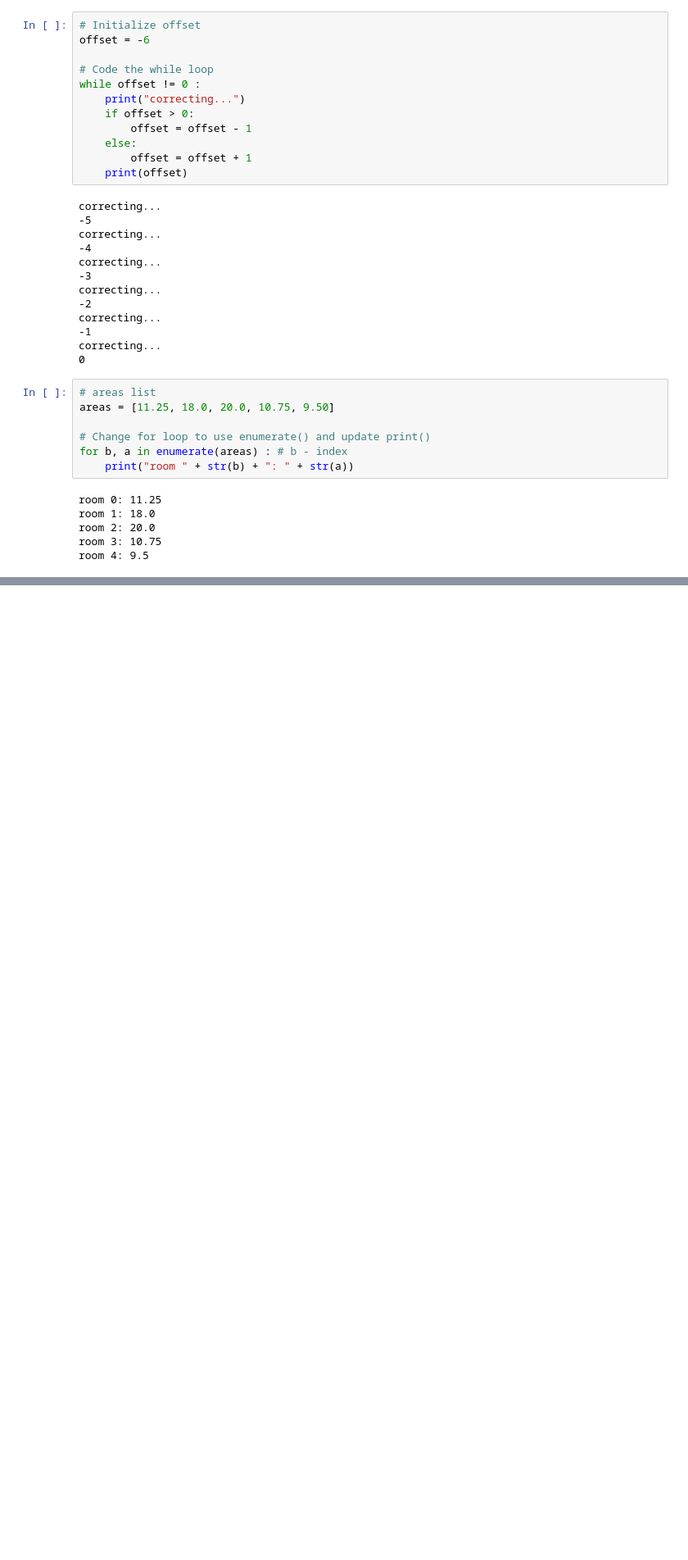
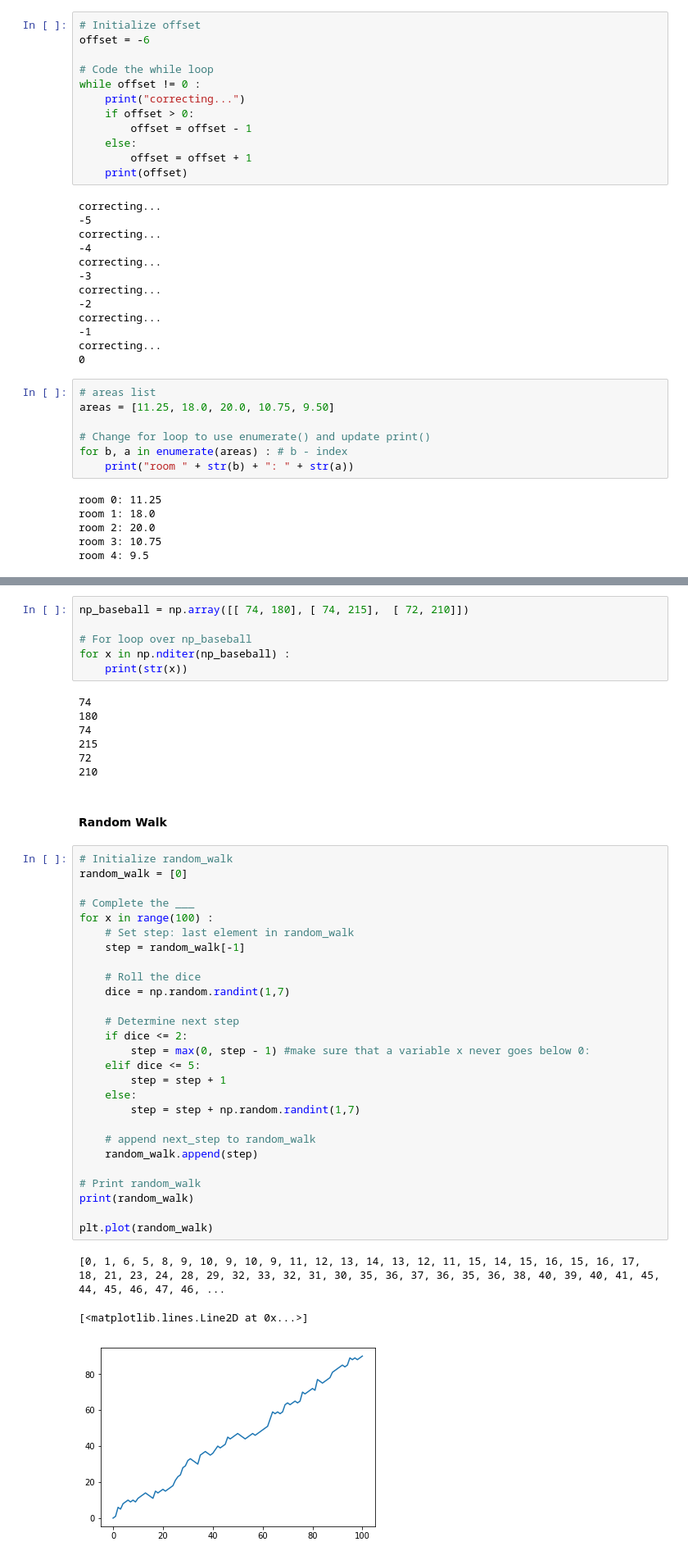
Before and after one commit to xenakas/py_projects, a Jupyter notebook: intro_into_py.ipynb, the cells around one changed output, grey strips where cells are left out. Shown: that part at 82% size. Saved outputs shown, nothing was run; the diff lists cells and outputs as text; blank space fills up the shorter version.

```diff
--- a/intro_into_py.ipynb
+++ b/intro_into_py.ipynb
@@ -352,0 +428,46 @@ room 4: 9.5
+# %%
+np_baseball = np.array([[ 74, 180], [ 74, 215],  [ 72, 210]])
+
+# For loop over np_baseball
+for x in np.nditer(np_baseball) :
+    print(str(x))
+# %% [output]
+74
+180
+74
+215
+72
+210
+# %% [markdown]
+#### Random Walk
+# %%
+# Initialize random_walk
+random_walk = [0]
+
+# Complete the ___
+for x in range(100) :
+    # Set step: last element in random_walk
+    step = random_walk[-1]
+
+    # Roll the dice
+    dice = np.random.randint(1,7)
+
+    # Determine next step
+    if dice <= 2:
+        step = max(0, step - 1) #make sure that a variable x never goes below 0:
+    elif dice <= 5:
+        step = step + 1
+    else:
+        step = step + np.random.randint(1,7)
+
+    # append next_step to random_walk
+    random_walk.append(step)
+
+# Print random_walk
+print(random_walk)
+
+plt.plot(random_walk)
+# %% [output]
+[0, 1, 6, 5, 8, 9, 10, 9, 10, 9, 11, 12, 13, 14, 13, 12, 11, 15, 14, 15, 16, 15, 16, 17, 18, 21, 23, 24, 28, 29, 32, 33, 32, 31, 30, 35, 36, 37, 36, 35, 36, 38, 40, 39, 40, 41, 45, 44, 45, 46, 47, 46, ...
+[<matplotlib.lines.Line2D at 0x...>]
+[figure, added]
```
Also changed, not shown: parts of 17 cells of this notebook.
